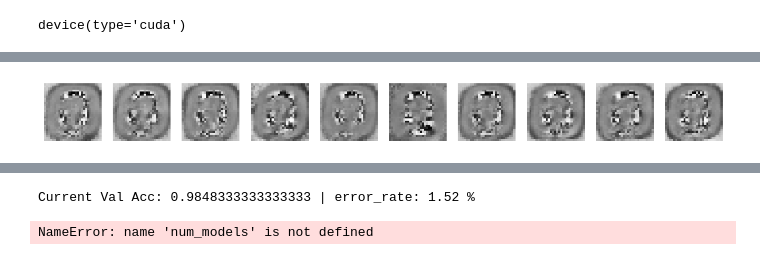
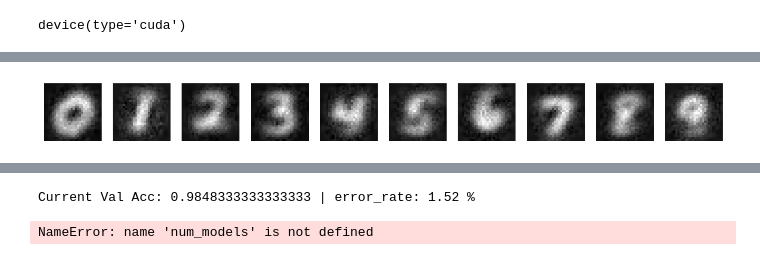
Before and after one commit to joeagriffith/pclib, a Jupyter notebook: examples/mnist/mnist_pclinear_inv.ipynb, the cells around one changed output, grey strips where cells are left out. Saved outputs shown, nothing was run; the diff lists cells and outputs as text; code cells hidden in the pictures.

```diff
--- a/examples/mnist/mnist_pclinear_inv.ipynb
+++ b/examples/mnist/mnist_pclinear_inv.ipynb
@@ -148,16 +148,14 @@ KeyboardInterrupt:
 # %%
 targets = torch.arange(NUM_CLASSES).to(device)
-y = format_y(targets, NUM_CLASSES)
-_, state = model(y=y, lmda=0.00)
-images = state[-1]['x']
+images = model.generate(targets)
 
 fig, axes = plt.subplots(1, 10, figsize=(15, 5))
 for i, ax in enumerate(axes):
     img = images[i]
     ax.imshow(img.detach().squeeze().cpu().view(28,28), cmap='gray')
     ax.axis('off')
 # %% [output]
-[figure, old version]
+[figure, new version]
 # %%
 plt.plot(stats['val_acc'])
 plt.title("Validation Accuracy")
```
Also changed, not shown: parts of 3 cells of this notebook, 8 other files.
